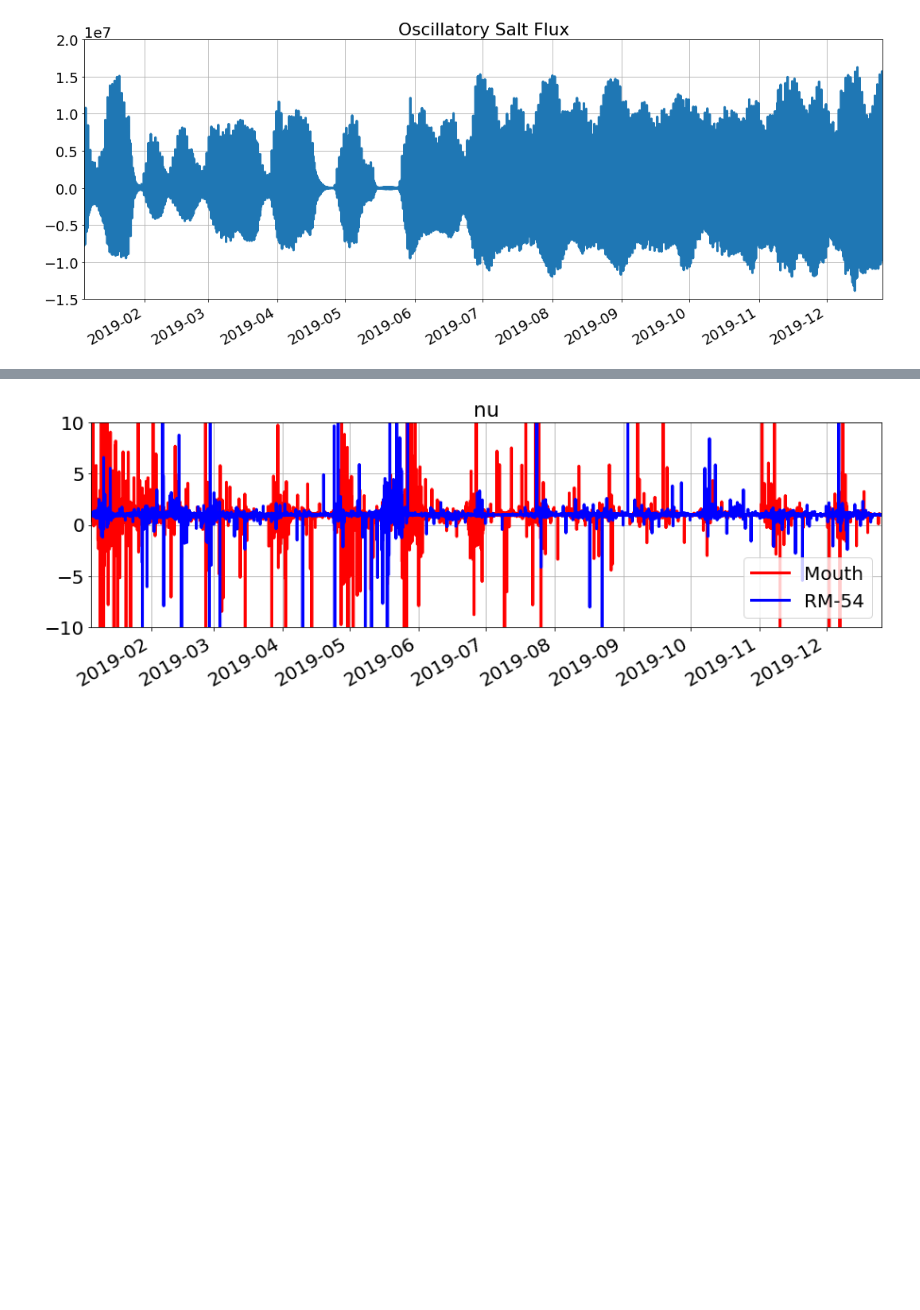
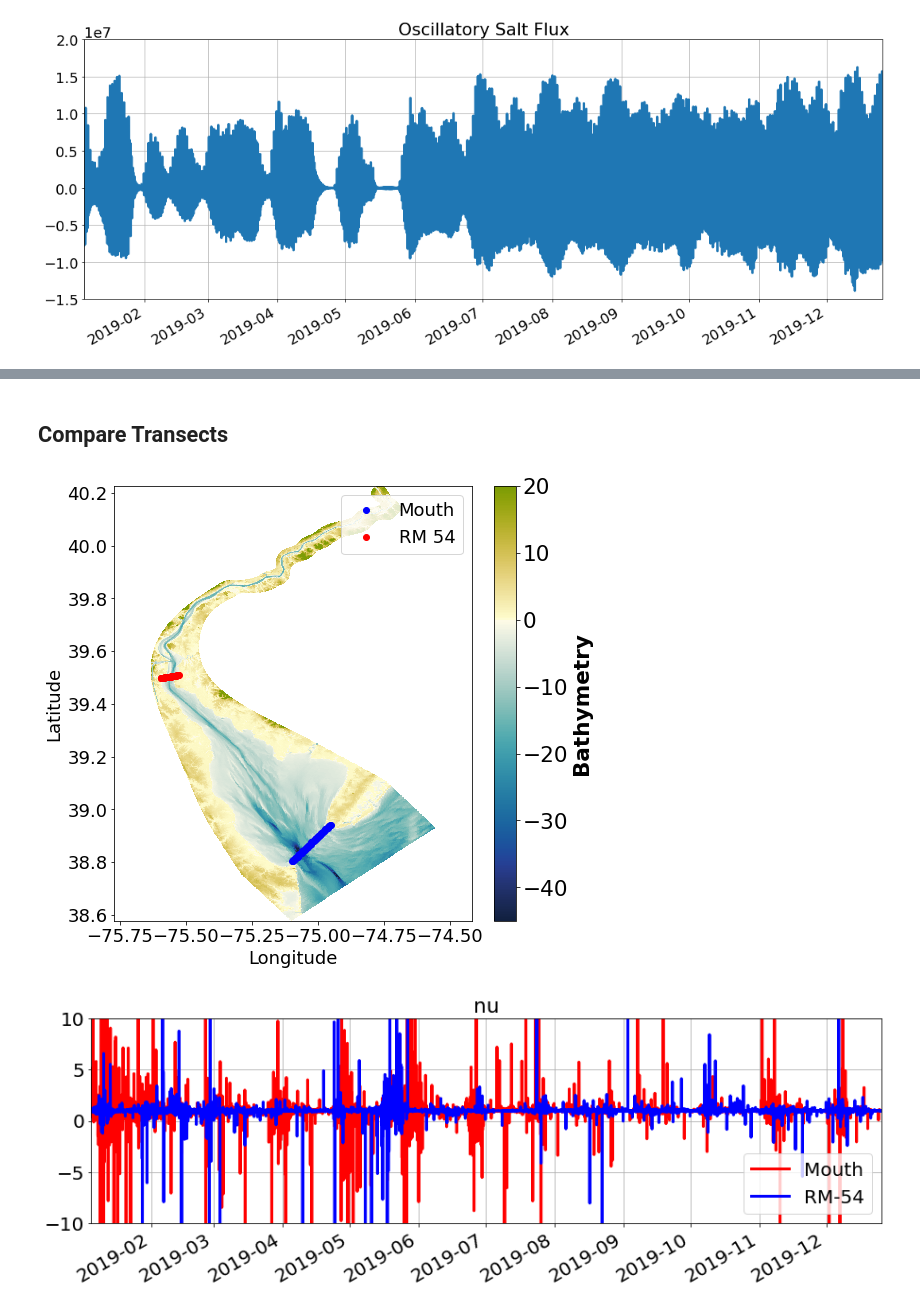
Before and after one commit to salme146/delaware_bay_salinity_study, a Jupyter notebook: Model_Output/Salt_Flux_2019_Tide_Run_2transects.ipynb, the cells around one changed output, grey strips where cells are left out. Cells and saved outputs as stored; diff of their text form; code cells hidden in the pictures; blank space fills up the shorter version.

```diff
--- a/Model_Output/Salt_Flux_2019_Tide_Run_2transects.ipynb
+++ b/Model_Output/Salt_Flux_2019_Tide_Run_2transects.ipynb
@@ -573,3 +575,29 @@ Text(0.5, 1.0, 'Net Salt Flux Oscillatory - Mouth')
+# %% [markdown]
+## Compare Transects
+# %%
+fig,ax1 = plt.subplots(figsize=(8,8))
+
+newcmap = cm.cm.tools.crop(cm.cm.delta,vmin=-45,vmax=20,pivot=0)
+
+da = -1*ds1['h']
+p1 = da.plot(ax=ax1,x='lon_rho', y='lat_rho',cmap=newcmap,vmin=-45,vmax=20,add_colorbar=False)
+
+cb = plt.colorbar(p1,ax=ax1)
+cb.set_label(label="Bathymetry",size='large',weight='bold')
+cb.ax.tick_params(labelsize='large')
+
+plt.plot(lon,lat,'bo',label='Mouth')
+plt.plot(lon2,lat2,'ro',label='RM 54')
+
+ax1.axis('equal')
+
+ax1.set_xlabel('Longitude')
+ax1.set_ylabel('Latitude')
+ax1.legend()
+
+#plt.savefig('SaltFlux_2019_TideRun_Transect_Map.png',facecolor='white', edgecolor='none')
+# %% [output]
+[figure, added]
 # %%
 nu2 = Ft2/(Fe2+Ft2)
 # %%
```
Also changed, not shown: parts of 3 cells of this notebook.
